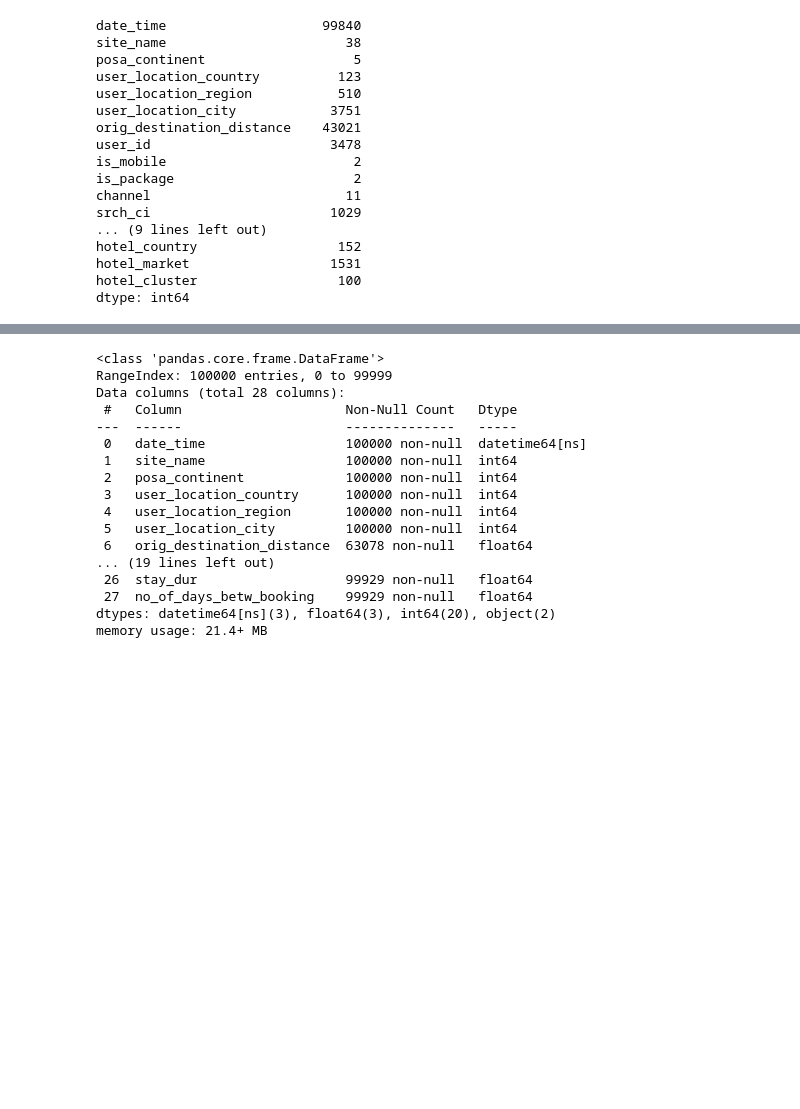
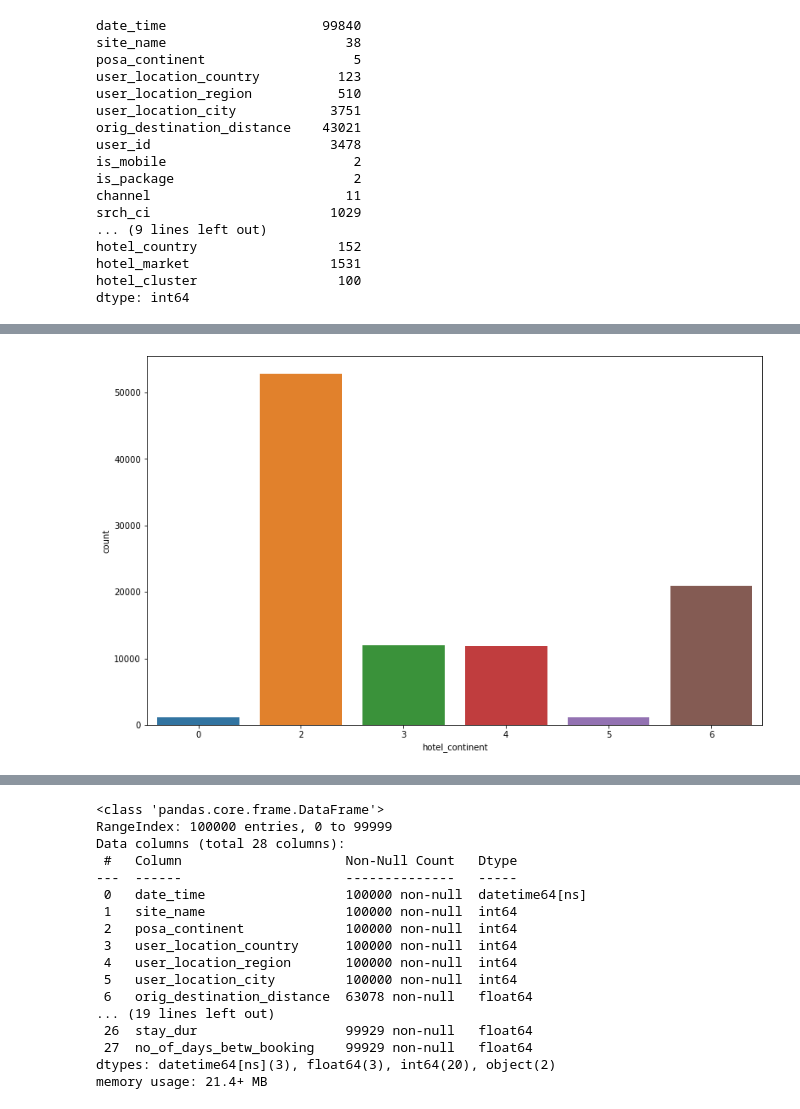
Before and after one commit to samantoz/bu_dsc, a Jupyter notebook: notebooks/DSC630/assign_5.2.ipynb, the cells around one changed output, grey strips where cells are left out. Drawn from its saved outputs; the diff is of its cells as text; code cells hidden in the pictures; blank space fills up the shorter version.

```diff
--- a/notebooks/DSC630/assign_5.2.ipynb
+++ b/notebooks/DSC630/assign_5.2.ipynb
@@ -242,0 +261,8 @@ dtype: int64
+# %%
+# frequency of hotel continent
+# The below bar chart shows that continent 2 has by far the highest count of hotels concentration
+fig, ax = plt.subplots()
+fig.set_size_inches(13, 8)
+sns.countplot('hotel_continent', data=train_df,order=[0,2,3,4,5,6],ax=ax);
+# %% [output]
+[figure, added]
```
Also changed, not shown: parts of 10 cells of this notebook.
